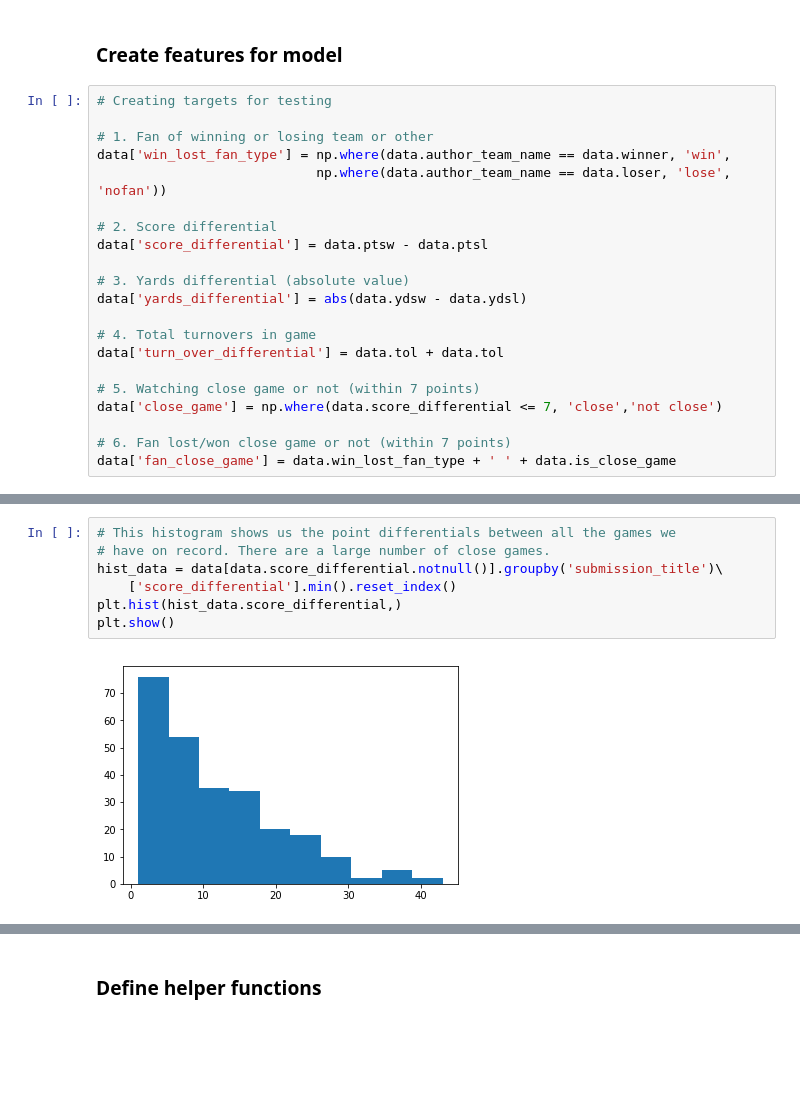
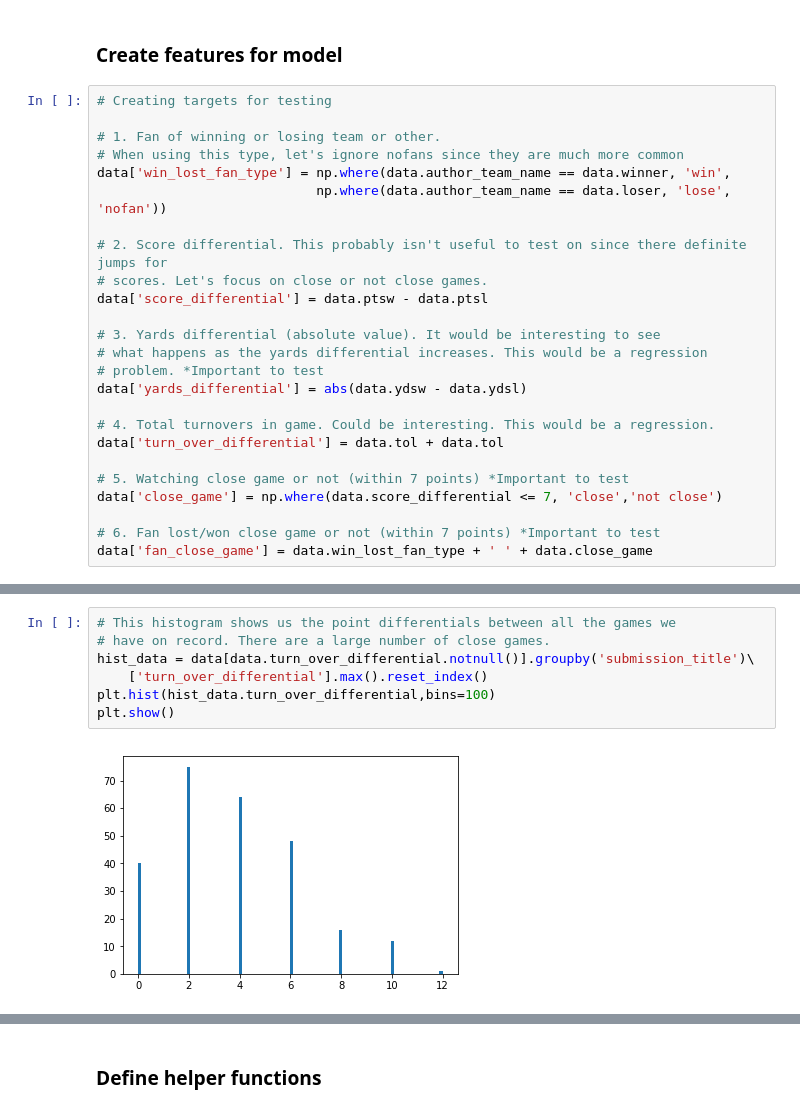
Before and after one commit to chadharness-mids/w266_final_project_merged, a Jupyter notebook: notebooks/models/Keri_Baseline_Model_April_6.ipynb, the cells around one changed output, grey strips where cells are left out. Drawn from its saved outputs; the diff is of its cells as text; blank space fills up the shorter version.

```diff
--- a/notebooks/models/Keri_Baseline_Model_April_6.ipynb
+++ b/notebooks/models/Keri_Baseline_Model_April_6.ipynb
@@ -119,21 +121,25 @@ data = data.join(flair_lookup_table, how='outer')
 # %%
 # Creating targets for testing
 
-# 1. Fan of winning or losing team or other
+# 1. Fan of winning or losing team or other.
+# When using this type, let's ignore nofans since they are much more common
 data['win_lost_fan_type'] = np.where(data.author_team_name == data.winner, 'win',
                             np.where(data.author_team_name == data.loser, 'lose', 'nofan'))
 
-# 2. Score differential
+# 2. Score differential. This probably isn't useful to test on since there definite jumps for
+# scores. Let's focus on close or not close games.
 data['score_differential'] = data.ptsw - data.ptsl
 
-# 3. Yards differential (absolute value)
+# 3. Yards differential (absolute value). It would be interesting to see
+# what happens as the yards differential increases. This would be a regression
+# problem. *Important to test
 data['yards_differential'] = abs(data.ydsw - data.ydsl)
 
-# 4. Total turnovers in game
+# 4. Total turnovers in game. Could be interesting. This would be a regression.
 data['turn_over_differential'] = data.tol + data.tol
 
-# 5. Watching close game or not (within 7 points)
+# 5. Watching close game or not (within 7 points) *Important to test
 data['close_game'] = np.where(data.score_differential <= 7, 'close','not close')
 
-# 6. Fan lost/won close game or not (within 7 points)
-data['fan_close_game'] = data.win_lost_fan_type + ' ' + data.is_close_game
+# 6. Fan lost/won close game or not (within 7 points) *Important to test
+data['fan_close_game'] = data.win_lost_fan_type + ' ' + data.close_game
@@ -151,9 +170,9 @@ data[data.submission_title == 'Game Thread: Atlanta Falcons (10-6) at Los Angele
 # %%
 # This histogram shows us the point differentials between all the games we
 # have on record. There are a large number of close games.
-hist_data = data[data.score_differential.notnull()].groupby('submission_title')\
-    ['score_differential'].min().reset_index()
-plt.hist(hist_data.score_differential,)
+hist_data = data[data.turn_over_differential.notnull()].groupby('submission_title')\
+    ['turn_over_differential'].max().reset_index()
+plt.hist(hist_data.turn_over_differential,bins=100)
 plt.show()
 # %% [output]
-[figure, old version]
+[figure, new version]
```
Also changed, not shown: parts of 56 cells of this notebook.
